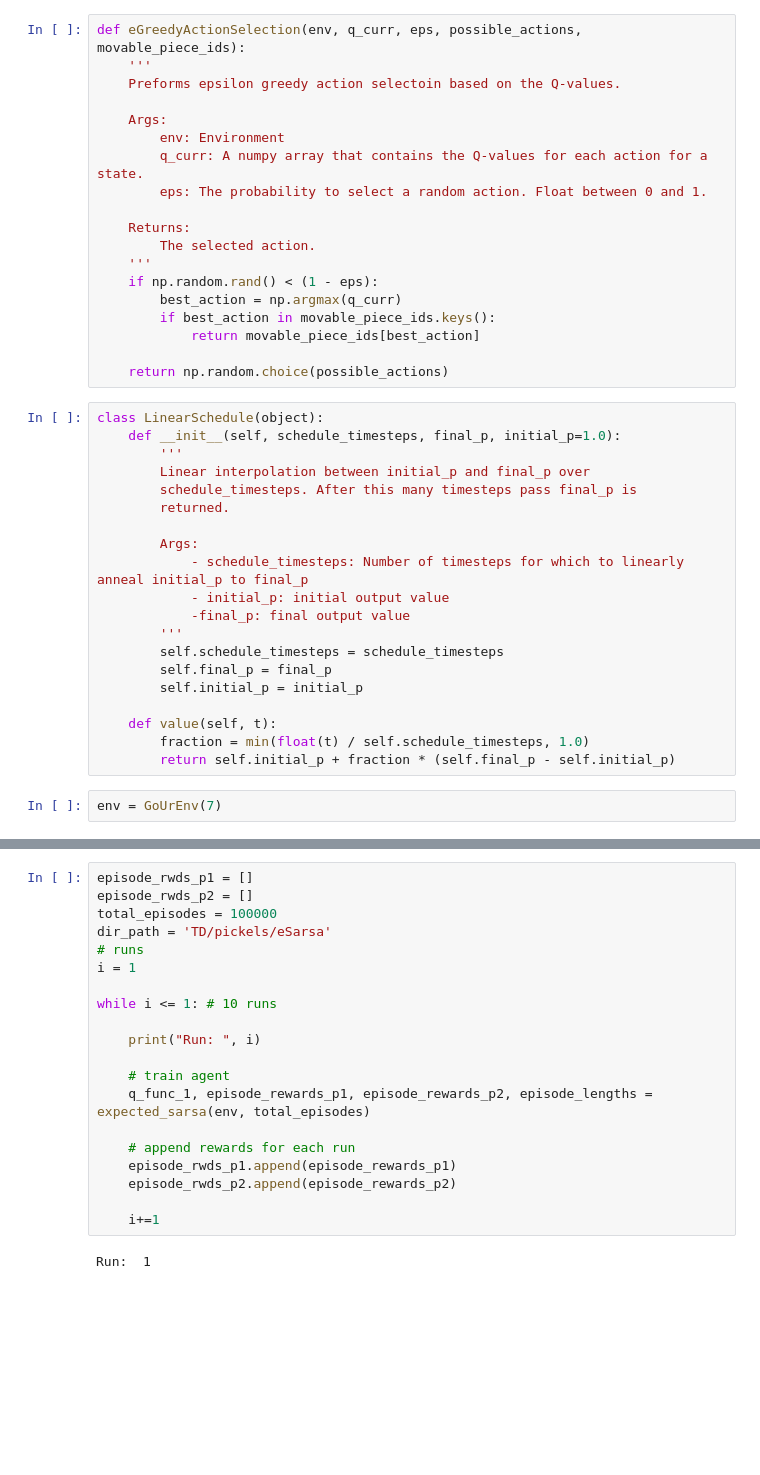
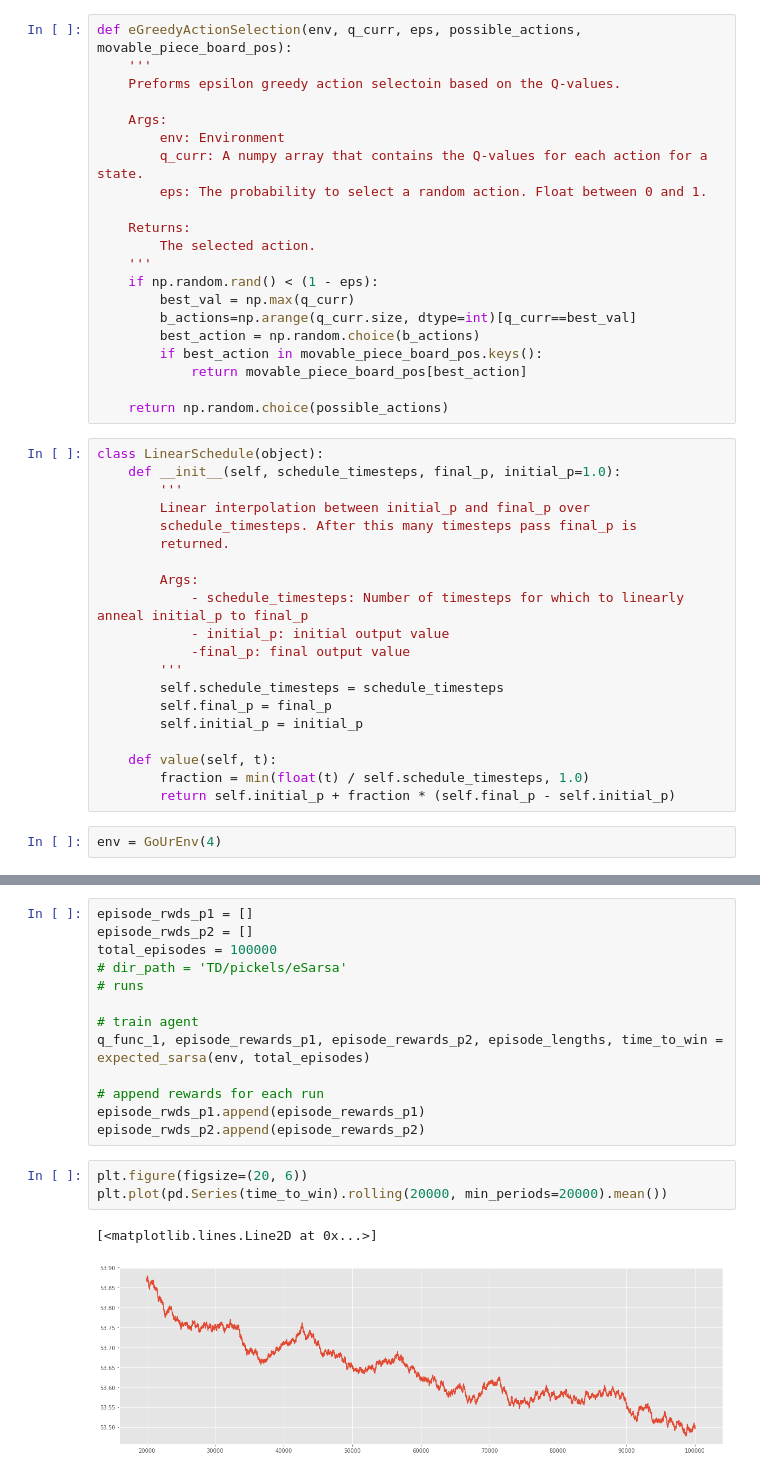
Before and after one commit to malhotra-sidharth/game-of-ur-reinforcement-learning, a Jupyter notebook: TD/TD-Expected-SARSA.ipynb, the cells around one changed output, grey strips where cells are left out. Cells and saved outputs as stored; diff of their text form; blank space fills up the shorter version.

```diff
--- a/TD/TD-Expected-SARSA.ipynb
+++ b/TD/TD-Expected-SARSA.ipynb
@@ -12,7 +12,7 @@ import dill
 import os.path
 plt.style.use('ggplot')
 # %%
-def eGreedyActionSelection(env, q_curr, eps, possible_actions, movable_piece_ids):
+def eGreedyActionSelection(env, q_curr, eps, possible_actions, movable_piece_board_pos):
     '''
     Preforms epsilon greedy action selectoin based on the Q-values.
 
@@ -25,9 +25,11 @@ def eGreedyActionSelection(env, q_curr, eps, possible_actions, movable_piece_ids
         The selected action.
     '''
     if np.random.rand() < (1 - eps):
-        best_action = np.argmax(q_curr)
-        if best_action in movable_piece_ids.keys():
-            return movable_piece_ids[best_action]
+        best_val = np.max(q_curr)
+        b_actions=np.arange(q_curr.size, dtype=int)[q_curr==best_val]
+        best_action = np.random.choice(b_actions)
+        if best_action in movable_piece_board_pos.keys():
+            return movable_piece_board_pos[best_action]
 
     return np.random.choice(possible_actions)
 # %%
@@ -51,7 +53,7 @@ class LinearSchedule(object):
         fraction = min(float(t) / self.schedule_timesteps, 1.0)
         return self.initial_p + fraction * (self.final_p - self.initial_p)
 # %%
-env = GoUrEnv(7)
+env = GoUrEnv(4)
 # %%
 def get_probabilities(state, Q, env, eps):
     prob = np.ones(env.action_space_n, dtype=float) * eps / env.action_space_n
@@ -135,21 +141,18 @@ def expected_sarsa(env, num_episodes, gamma=1.0, alpha=0.1,
 episode_rwds_p1 = []
 episode_rwds_p2 = []
 total_episodes = 100000
-dir_path = 'TD/pickels/eSarsa'
+# dir_path = 'TD/pickels/eSarsa'
 # runs
-i = 1
 
-while i <= 1: # 10 runs
+# train agent
+q_func_1, episode_rewards_p1, episode_rewards_p2, episode_lengths, time_to_win = expected_sarsa(env, total_episodes)
 
-    print("Run: ", i)
-
-    # train agent
-    q_func_1, episode_rewards_p1, episode_rewards_p2, episode_lengths = expected_sarsa(env, total_episodes)
-
-    # append rewards for each run
-    episode_rwds_p1.append(episode_rewards_p1)
-    episode_rwds_p2.append(episode_rewards_p2)
-
-    i+=1
+# append rewards for each run
+episode_rwds_p1.append(episode_rewards_p1)
+episode_rwds_p2.append(episode_rewards_p2)
-# %% [output]
-Run:  1
+# %%
+plt.figure(figsize=(20, 6))
+plt.plot(pd.Series(time_to_win).rolling(20000, min_periods=20000).mean())
+# %% [output]
+[<matplotlib.lines.Line2D at 0x...>]
+[figure, added]
```
Also changed, not shown: parts of 18 cells of this notebook, 3 other files.
